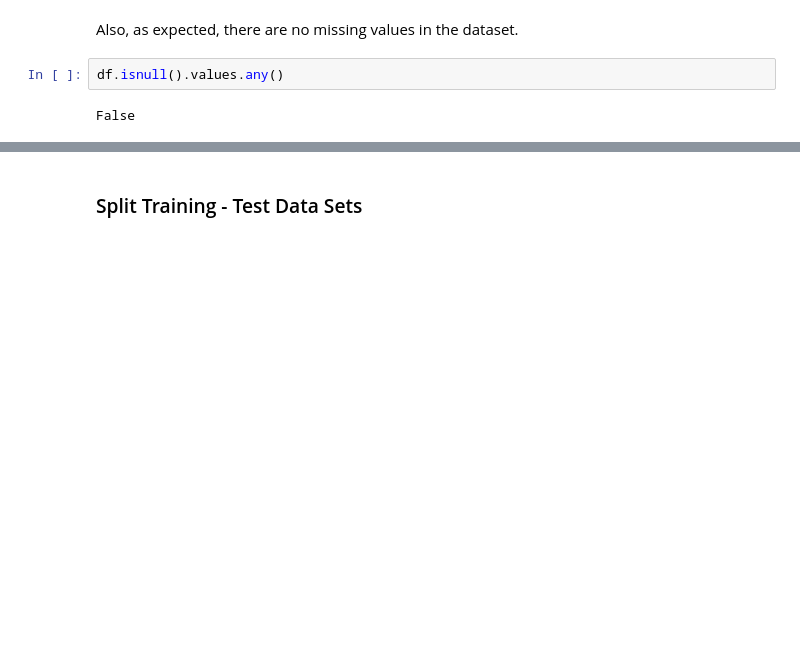
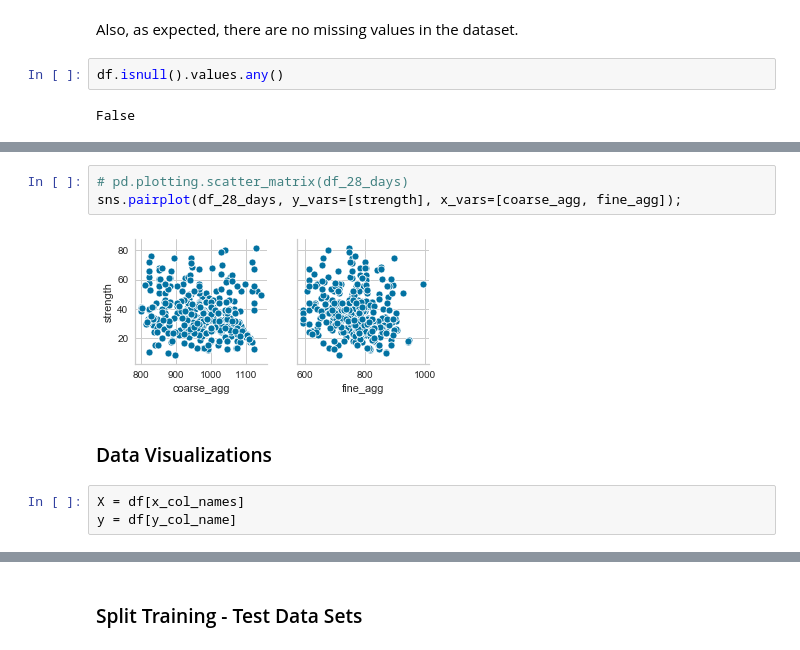
Before and after one commit to dev-desai/uot_ml_tp, a Jupyter notebook: Data Set Analysis.ipynb, the cells around one changed output, grey strips where cells are left out. Drawn from its saved outputs; the diff is of its cells as text; blank space fills up the shorter version.

```diff
--- a/Data Set Analysis.ipynb
+++ b/Data Set Analysis.ipynb
@@ -92,0 +139,10 @@ False
+# %%
+# pd.plotting.scatter_matrix(df_28_days)
+sns.pairplot(df_28_days, y_vars=[strength], x_vars=[coarse_agg, fine_agg]);
+# %% [output]
+[figure, added]
+# %% [markdown]
+### Data Visualizations
+# %%
+X = df[x_col_names]
+y = df[y_col_name]
```
Also changed, not shown: parts of 19 cells of this notebook, 2 other files.
